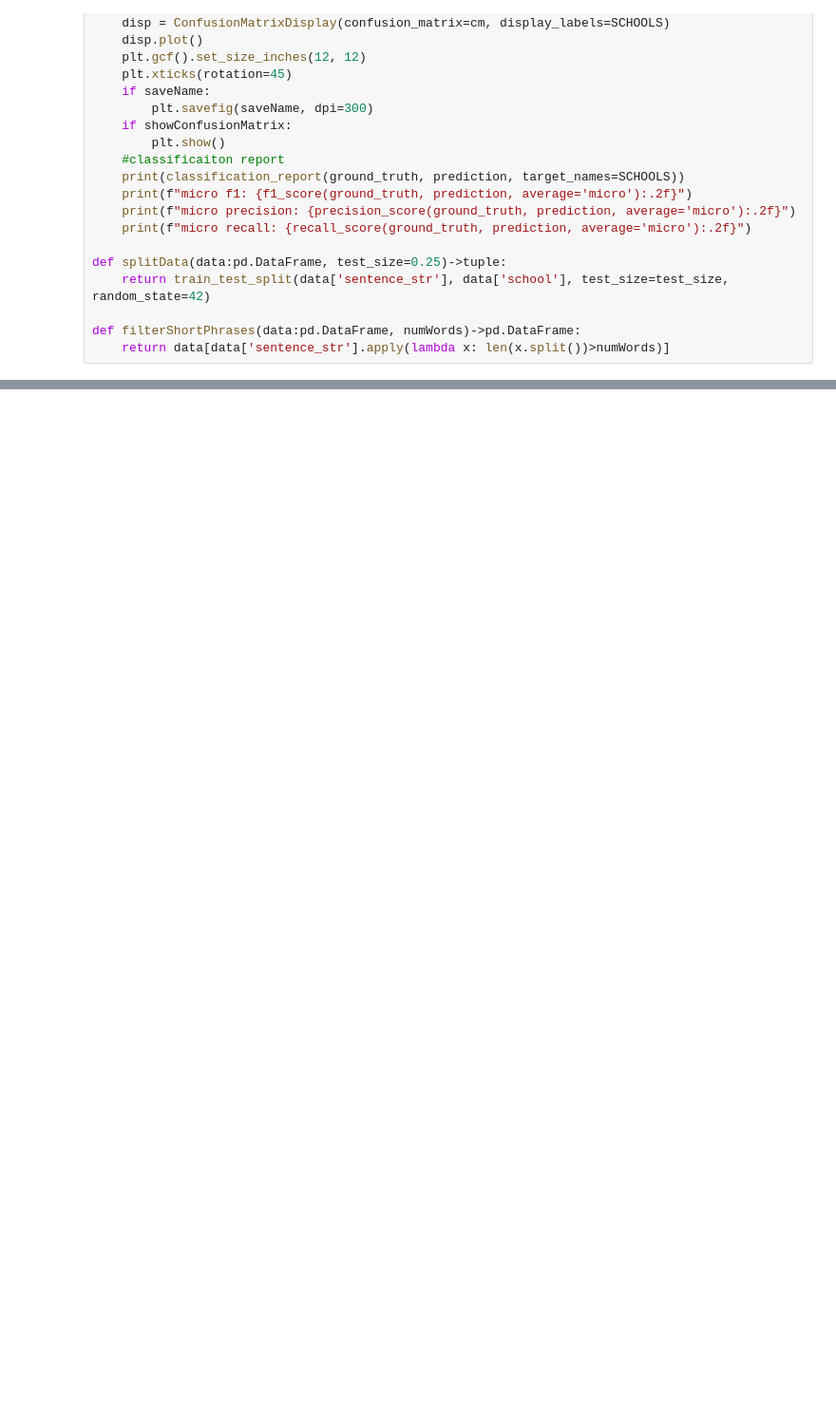
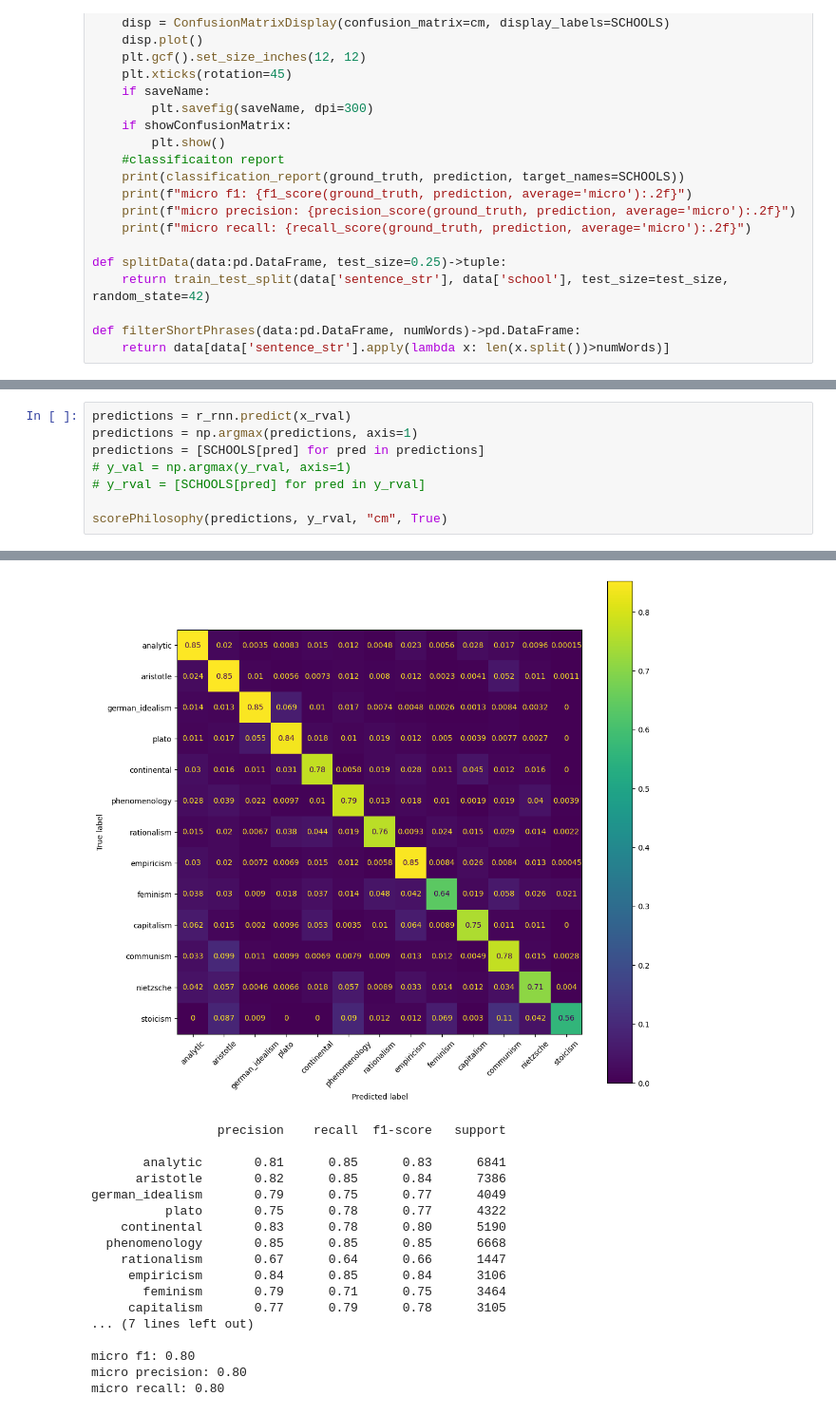
Before and after one commit to giordanoscerra/ProjectAthena, a Jupyter notebook: rnn/rnn.ipynb, the cells around one changed output, grey strips where cells are left out. Shown at 95% size. Drawn from its saved outputs; the diff is of its cells as text; blank space fills up the shorter version.

```diff
--- a/rnn/rnn.ipynb
+++ b/rnn/rnn.ipynb
@@ -240,0 +369,9 @@ micro recall: 0.78
+# %%
+predictions = r_rnn.predict(x_rval)
+predictions = np.argmax(predictions, axis=1)
+predictions = [SCHOOLS[pred] for pred in predictions]
+# y_val = np.argmax(y_rval, axis=1)
+# y_rval = [SCHOOLS[pred] for pred in y_rval]
+
+scorePhilosophy(predictions, y_rval, "cm", True)
+# %% [output]
@@ -241 +379,19 @@ micro recall: 0.78
+[figure, added]
+                 precision    recall  f1-score   support
+
+       analytic       0.81      0.85      0.83      6841
+      aristotle       0.82      0.85      0.84      7386
+german_idealism       0.79      0.75      0.77      4049
+          plato       0.75      0.78      0.77      4322
+    continental       0.83      0.78      0.80      5190
+  phenomenology       0.85      0.85      0.85      6668
+    rationalism       0.67      0.64      0.66      1447
+     empiricism       0.84      0.85      0.84      3106
+       feminism       0.79      0.71      0.75      3464
+     capitalism       0.77      0.79      0.78      3105
+... (7 lines left out)
+
+micro f1: 0.80
+micro precision: 0.80
+micro recall: 0.80
 # %%
```
Also changed, not shown: parts of 15 cells of this notebook, 1 other file.
